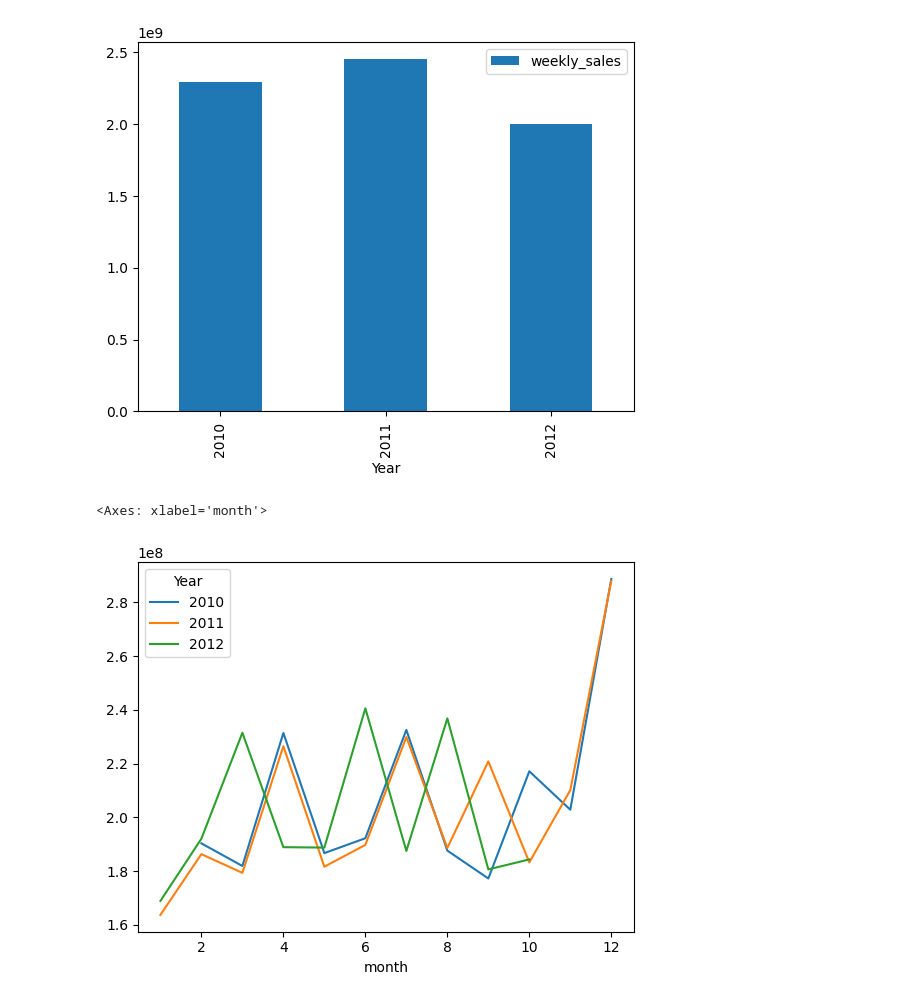
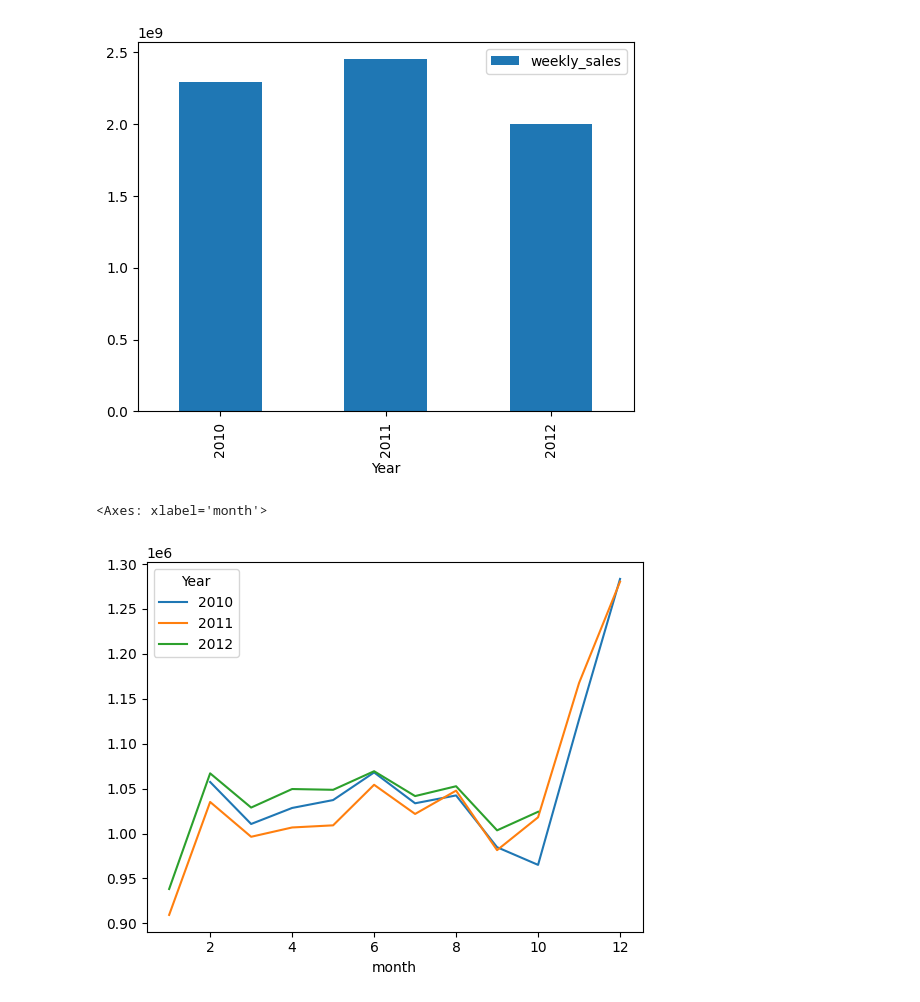
Before and after one commit to YassineICHIRRI/weekly-sales-prediction, a Jupyter notebook: notebooks/EDA.ipynb, the cells around one changed output. Saved outputs shown, nothing was run; the diff lists cells and outputs as text; code cells hidden in the pictures.

```diff
--- a/notebooks/EDA.ipynb
+++ b/notebooks/EDA.ipynb
@@ -268,8 +324,8 @@ year_sales.plot(kind='bar')
 <Axes: xlabel='Year'>
 [figure]
 # %%
-year_sales = pd.pivot_table(df, values='weekly_sales', index='month', columns='Year', aggfunc='sum')
+year_sales = pd.pivot_table(df, values='weekly_sales', index='month', columns='Year', aggfunc='mean')
 year_sales.plot()
 # %% [output]
 <Axes: xlabel='month'>
-[figure, old version]
+[figure, new version]
```
Also changed, not shown: parts of 45 cells of this notebook.
